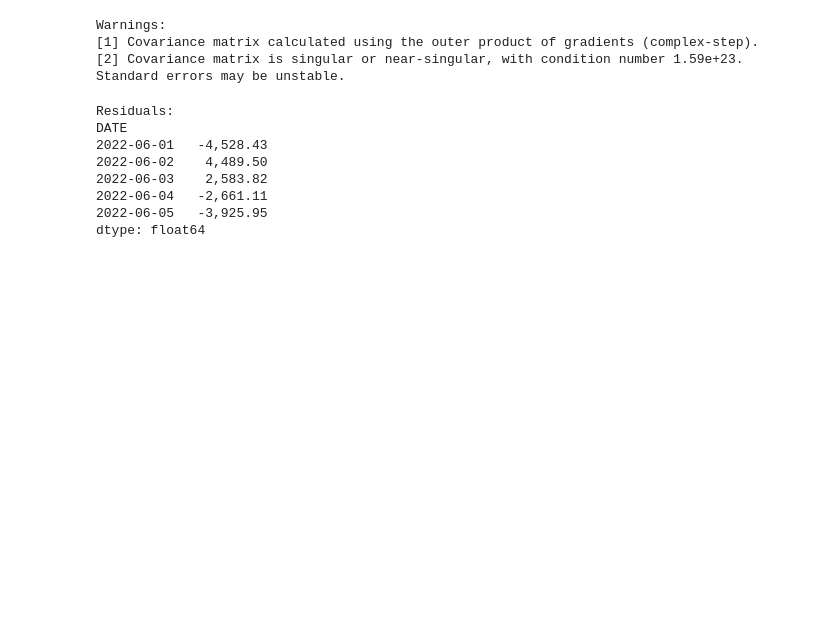
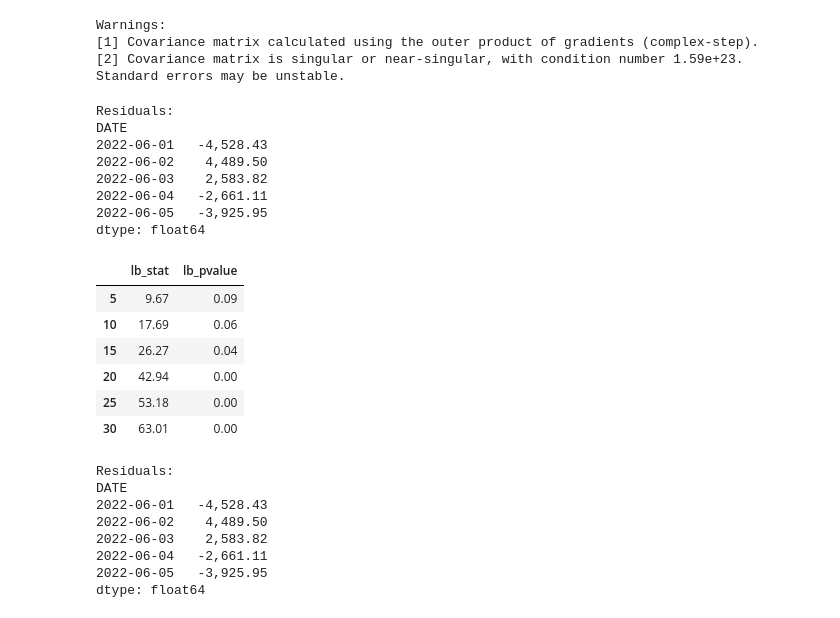
Before and after one commit to RizkiRiyadi/ForecastGasDemandKarawang, a Jupyter notebook: ForecastFix.ipynb, the cells around one changed output. Cells and saved outputs as stored; diff of their text form; code cells hidden in the pictures; blank space fills up the shorter version.

```diff
--- a/ForecastFix.ipynb
+++ b/ForecastFix.ipynb
@@ -322,6 +439,35 @@ SARIMAX Results
 Warnings:
 [1] Covariance matrix calculated using the outer product of gradients (complex-step).
 [2] Covariance matrix is singular or near-singular, with condition number 1.59e+23. Standard errors may be unstable.
+# %%
+from statsmodels.stats.diagnostic import acorr_ljungbox
+
+sarima_resd = sarima2.resid()
+
+# Print the residuals
+print("Residuals:")
+print(sarima_resd.head())
+
+alpha = 0.05
+
+ljungbox_arima = acorr_ljungbox(sarima_resd, lags=[5, 10, 15, 20, 25, 30], return_df=True)
+ljungbox_arima
+# %% [output]
+Residuals:
+DATE
+2022-06-01   -4,528.43
+2022-06-02    4,489.50
+2022-06-03    2,583.82
+2022-06-04   -2,661.11
+2022-06-05   -3,925.95
+dtype: float64
+|  | lb_stat | lb_pvalue |
+| 5 | 9.67 | 0.09 |
+| 10 | 17.69 | 0.06 |
+| 15 | 26.27 | 0.04 |
+| 20 | 42.94 | 0.00 |
+| 25 | 53.18 | 0.00 |
+| 30 | 63.01 | 0.00 |
 # %%
 from scipy.stats import chi2
 
```
Also changed, not shown: parts of 3 cells of this notebook, 3 other files.
